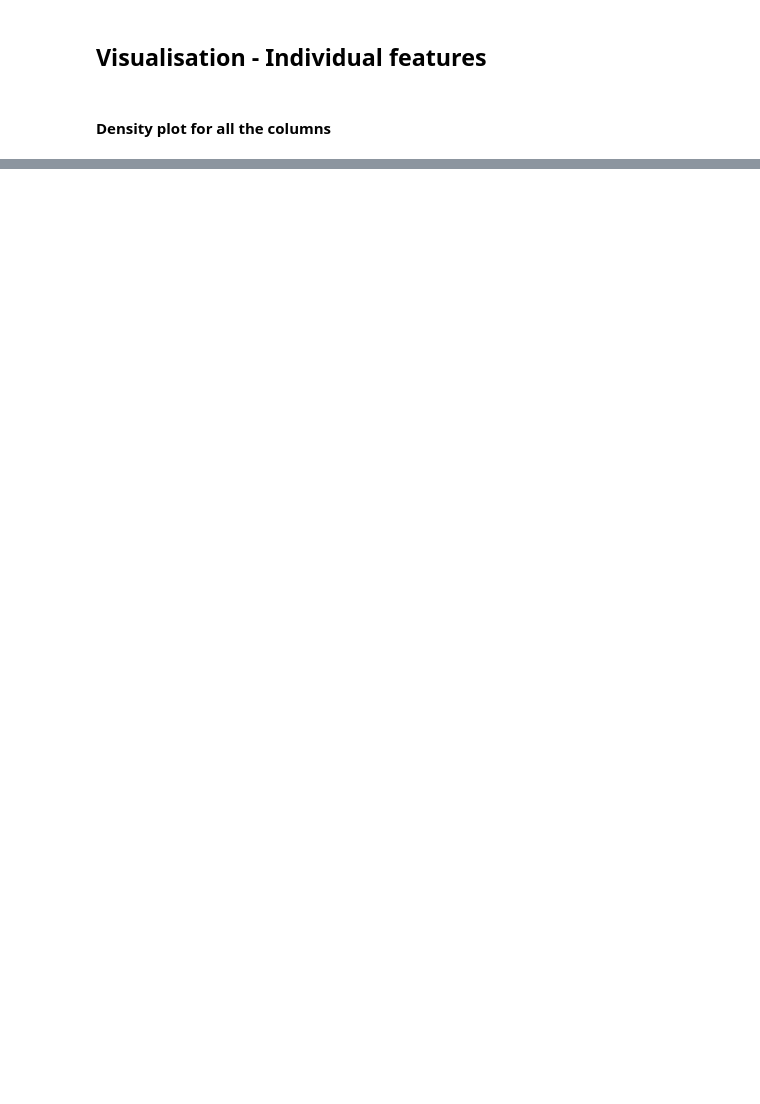
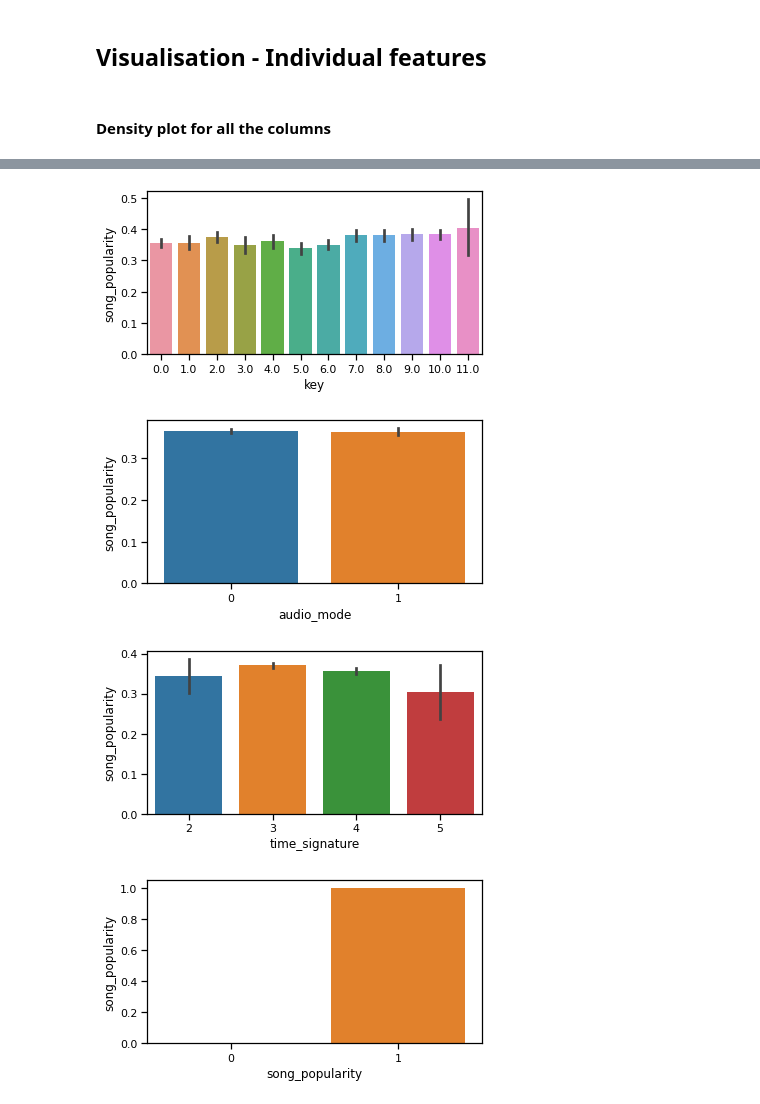
Before and after one commit to anooptp/Kaggle_Challenges, a Jupyter notebook: SongPopularityPrediction/songpopularityeda.ipynb, the cells around one changed output, grey strips where cells are left out. Cells and saved outputs as stored; diff of their text form; code cells hidden in the pictures; blank space fills up the shorter version.

```diff
--- a/SongPopularityPrediction/songpopularityeda.ipynb
+++ b/SongPopularityPrediction/songpopularityeda.ipynb
@@ -80,2 +183,13 @@ sns.kdeplot(data=df_train_scaled)
+# %%
+for col in df_train.columns:
+    if len(df_train[col].unique()) < 15:
+        plt.figure(figsize=(6,3))
+        ax = sns.barplot(x=col, y="song_popularity", data=df_train)
+        plt.show()
+# %% [output]
+[figure, added]
+[figure, added]
+[figure, added]
+[figure, added]
 # %%
 df_train.columns
```
Also changed, not shown: parts of 16 cells of this notebook.
